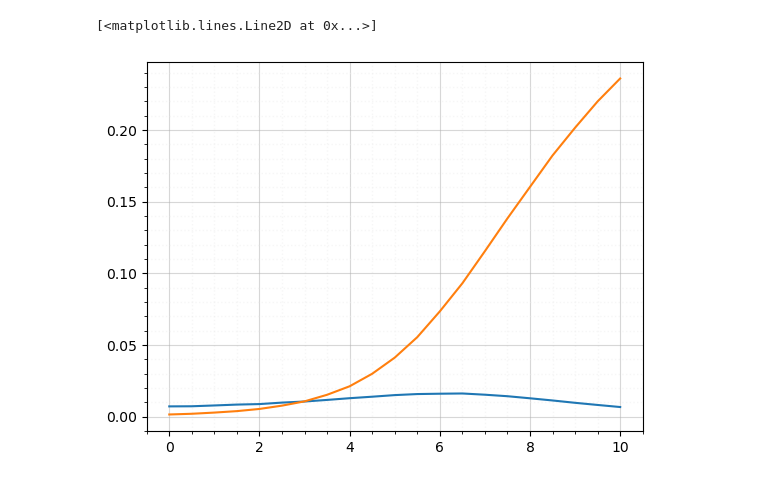
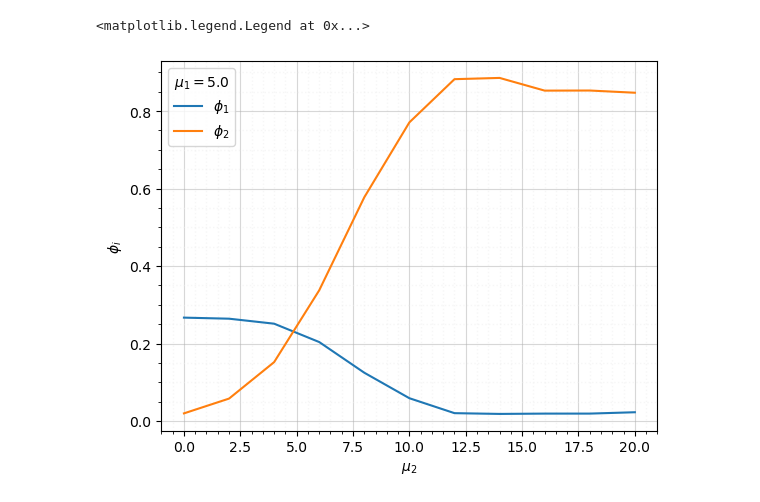
Before and after one commit to daviderevignas/polyomini, a Jupyter notebook: 005_test_gcmc_poly_ord_3_systematic.ipynb, the cells around one changed output. Cells and saved outputs as stored; diff of their text form; code cells hidden in the pictures.

```diff
--- a/005_test_gcmc_poly_ord_3_systematic.ipynb
+++ b/005_test_gcmc_poly_ord_3_systematic.ipynb
@@ -25,7 +47,7 @@ max_omino_size=np.max(ominos_sizes)
 omino_shapes = np.concatenate([omino_1, omino_2], axis=2)
 n_omino_types = omino_shapes.shape[-1]
 # %%
-box_size = 40
+box_size = 20
 initial_n_ominos_per_shape=np.array([1,1],dtype=np.int32)
 initial_n_ominos = np.sum(initial_n_ominos_per_shape)
 
@@ -52,7 +118,7 @@ initial_orientations = np.ones(initial_n_ominos,dtype=np.int32)
 # %%
 n_savings=1000
 
-n_mc_steps=30000*n_savings
+n_mc_steps=3000*n_savings
 
 save_every=n_mc_steps//n_savings
 prng_seed=np.random.randint(1,100000)
@@ -60,8 +126,9 @@ prng_seed=np.random.randint(1,100000)
 max_n_ominos=5000
 move_probabilities=np.array([0.0,0.0,0.5,0.5])
 
-mu_1=3.0
-mu_2_to_do=np.linspace(0.0,10.0,21)
+mu_1=5.0
+mu_2_to_do=np.linspace(0.0,20.0,11)
+# mu_2_to_do=[5.0]
 
 all_results=[]
 
@@ -103,4 +170,4 @@ for i_mu_2 in range(len(mu_2_to_do)):
 
     end_time = time.time()
     execution_time = end_time - start_time
-    print(f"Execution time: {execution_time:.2f} seconds")
+    # print(f"Execution time: {execution_time:.2f} seconds")
@@ -125,6 +174,5 @@ Execution time: 7.95 seconds
 # %%
-ind_to_plot_trajectories=[0,5,10,15,len(all_results)-1]
-
+ind_to_plot_trajectories=[0,(len(all_results)-1)//2,len(all_results)-1]
 fig,axs=plt.subplots(nrows=len(ind_to_plot_trajectories),sharex=True)
 x_to_plot_trajectory=np.arange(n_savings)*save_every
 for ax in axs.flatten():
@@ -145,20 +246,27 @@ for i_ax, ind in enumerate(ind_to_plot_trajectories):
 # %%
 fig,ax=plt.subplots()
 ax.grid(alpha=0.5, which='both')
 ax.grid(which='minor', color='#EEEEEE', linestyle=':', linewidth=1)
 ax.minorticks_on()
 ax.set_axisbelow(True)
 
-n_equilibration=500
+n_equilibration=100
 all_ave_n_ominos_per_shape=[]
 for i_mu_2 in range(len(mu_2_to_do)):
     all_ave_n_ominos_per_shape.append(
         all_results[i_mu_2]['history_n_ominos_per_shape'][:,n_equilibration:].mean(axis=1)
     )
 
 all_ave_n_ominos_per_shape=np.array(all_ave_n_ominos_per_shape)
-ax.plot(mu_2_to_do,all_ave_n_ominos_per_shape[:,0]/box_size**2)
-ax.plot(mu_2_to_do,all_ave_n_ominos_per_shape[:,1]/box_size**2)
+
+for i_omino_type in range(n_omino_types):
+    ax.plot(mu_2_to_do,
+            ominos_sizes[i_omino_type]*all_ave_n_ominos_per_shape[:,i_omino_type]/box_size**2,
+            label=f"$\phi_{i_omino_type+1:}$")
+
+ax.set_xlabel('$\mu_2$')
+ax.set_ylabel('$\phi_{i}$')
+ax.legend(title=f'$\mu_1={mu_1:}$')
 # %% [output]
-[<matplotlib.lines.Line2D at 0x...>]
+<matplotlib.legend.Legend at 0x...>
-[figure, old version]
+[figure, new version]
```
Also changed, not shown: parts of 6 cells of this notebook, 11 other files.
